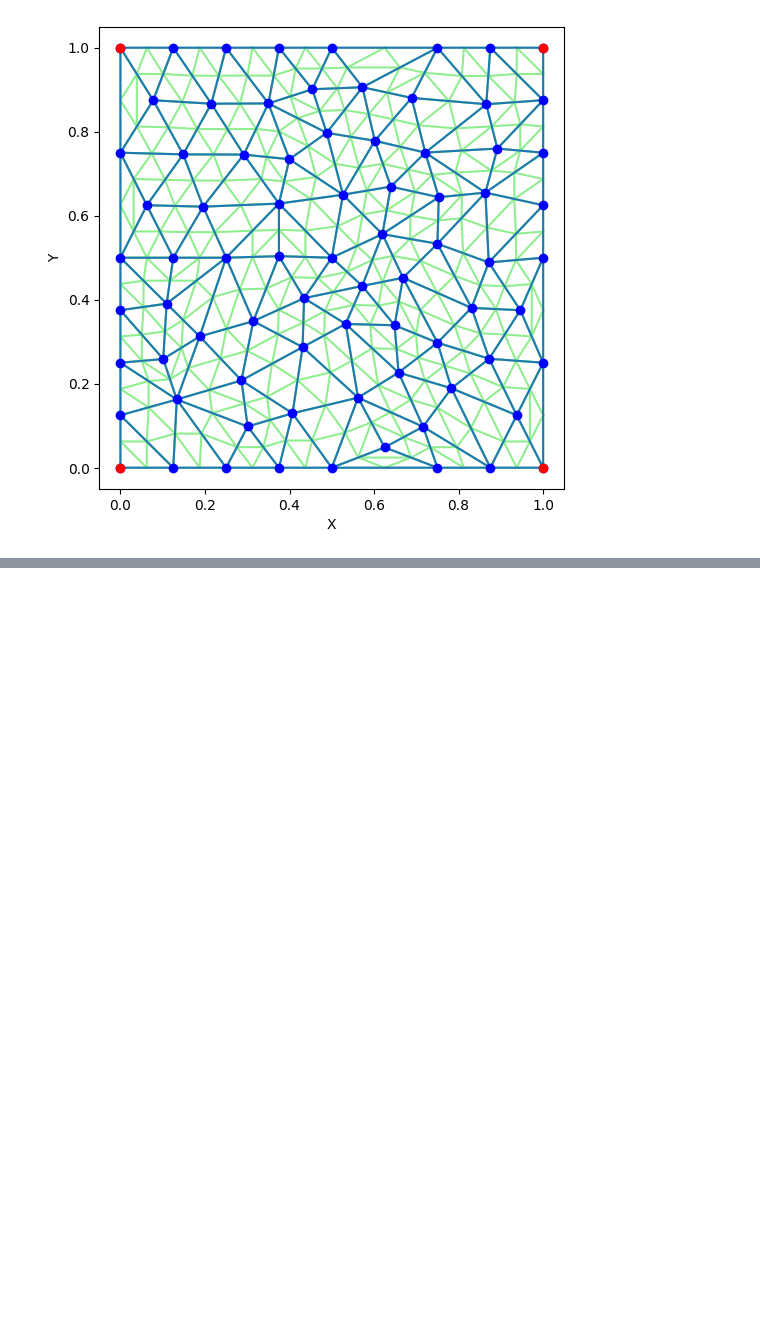
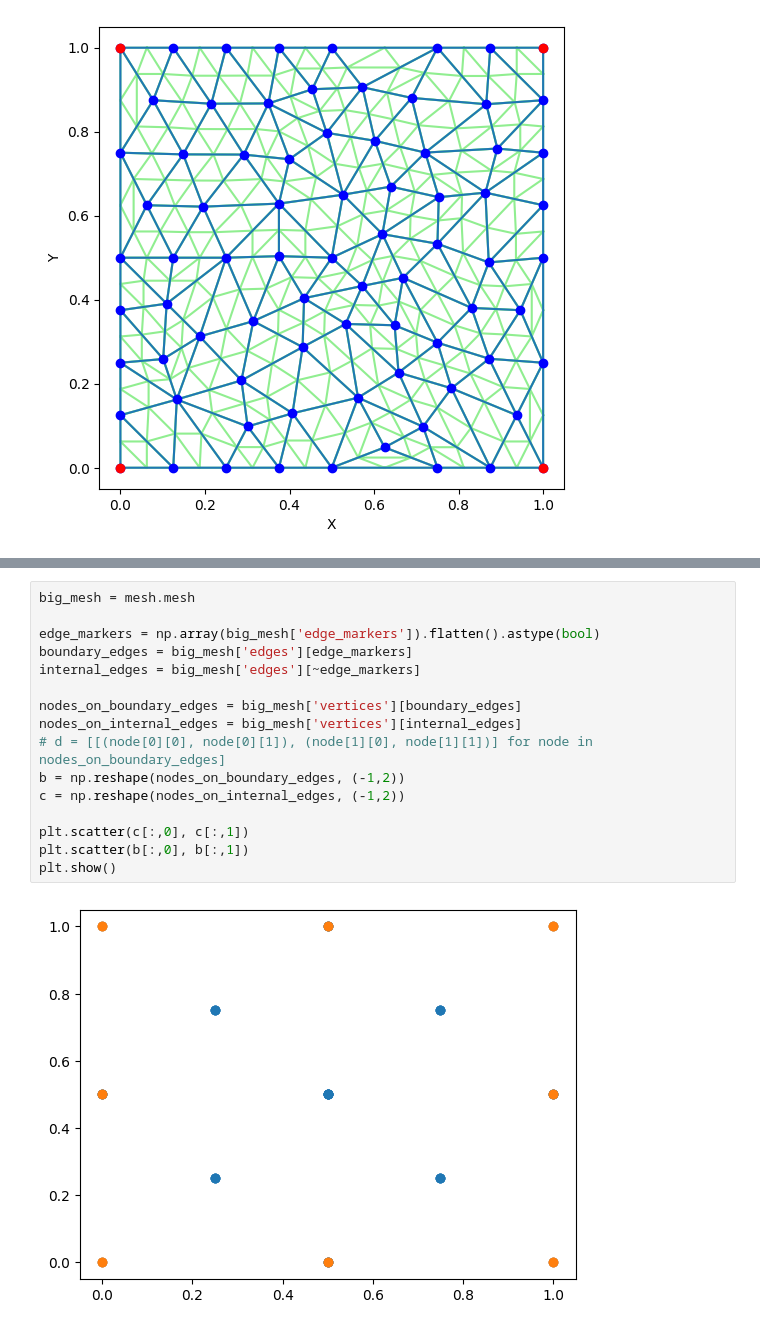
Before and after one commit to jar-evans/IVPINN, a Jupyter notebook: test_spaces/j_test/mesh_testing/main.ipynb, the cells around one changed output, grey strips where cells are left out. Drawn from its saved outputs; the diff is of its cells as text; blank space fills up the shorter version.

```diff
--- a/test_spaces/j_test/mesh_testing/main.ipynb
+++ b/test_spaces/j_test/mesh_testing/main.ipynb
@@ -206,0 +267,18 @@ mesh.plot_point(9)
+# %%
+big_mesh = mesh.mesh
+
+edge_markers = np.array(big_mesh['edge_markers']).flatten().astype(bool)
+boundary_edges = big_mesh['edges'][edge_markers]
+internal_edges = big_mesh['edges'][~edge_markers]
+
+nodes_on_boundary_edges = big_mesh['vertices'][boundary_edges]
+nodes_on_internal_edges = big_mesh['vertices'][internal_edges]
+# d = [[(node[0][0], node[0][1]), (node[1][0], node[1][1])] for node in nodes_on_boundary_edges]
+b = np.reshape(nodes_on_boundary_edges, (-1,2))
+c = np.reshape(nodes_on_internal_edges, (-1,2))
+
+plt.scatter(c[:,0], c[:,1])
+plt.scatter(b[:,0], b[:,1])
+plt.show()
+# %% [output]
+[figure, added]
```
Also changed, not shown: parts of 6 cells of this notebook, 1 other file.
